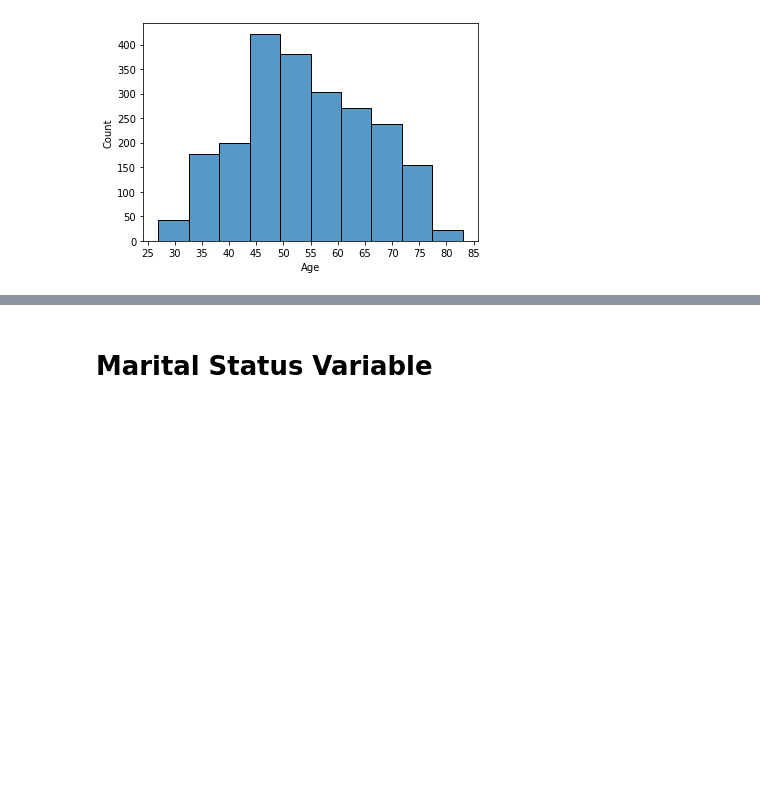
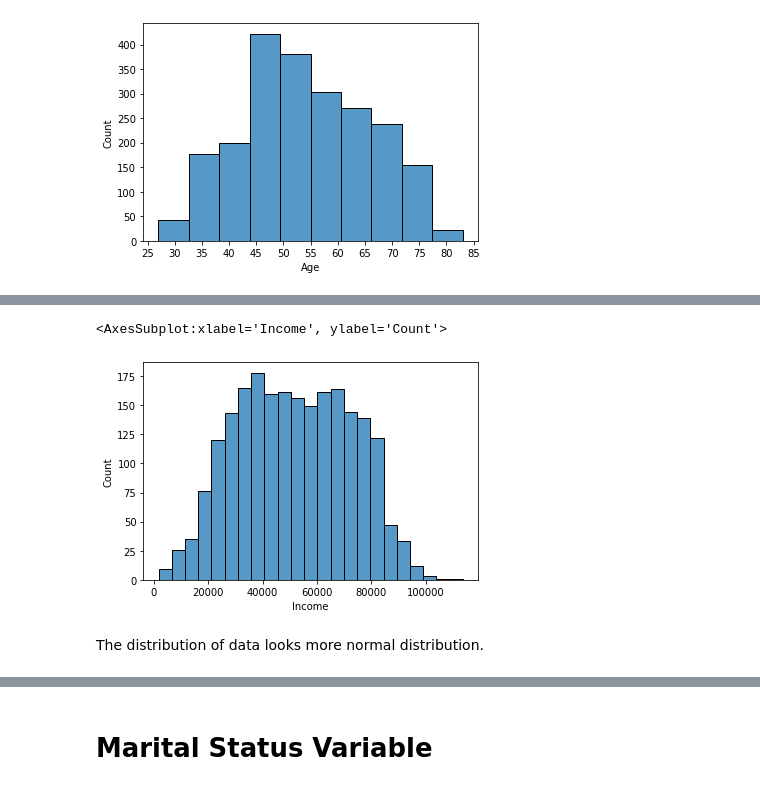
Before and after one commit to barisanik/customer-analysis, a Jupyter notebook: customer-behaviour-analysis.ipynb, the cells around one changed output, grey strips where cells are left out. Cells and saved outputs as stored; diff of their text form; code cells hidden in the pictures; blank space fills up the shorter version.

```diff
--- a/customer-behaviour-analysis.ipynb
+++ b/customer-behaviour-analysis.ipynb
@@ -243,0 +279,7 @@ data['Age_Group'] = data['Age_Group'].astype(age_group_ordered)
+# %%
+sns.histplot(data['Income'])
+# %% [output]
+<AxesSubplot:xlabel='Income', ylabel='Count'>
+[figure, added]
+# %% [markdown]
+The distribution of data looks more normal distribution.
```
Also changed, not shown: parts of 30 cells of this notebook.
